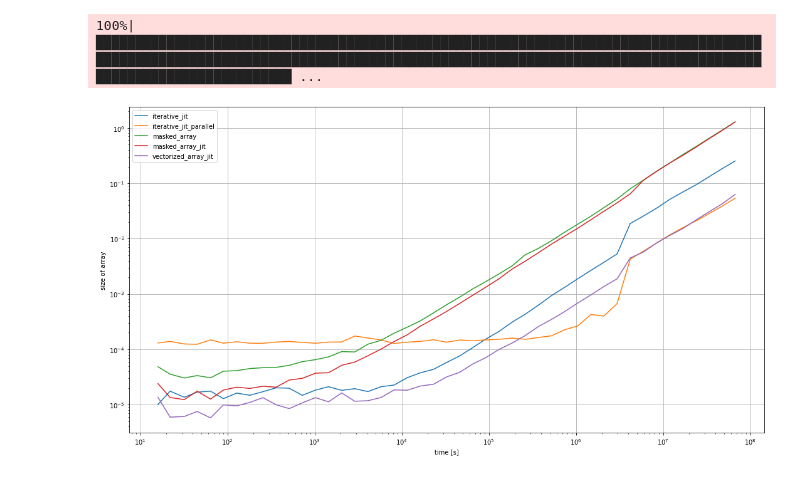
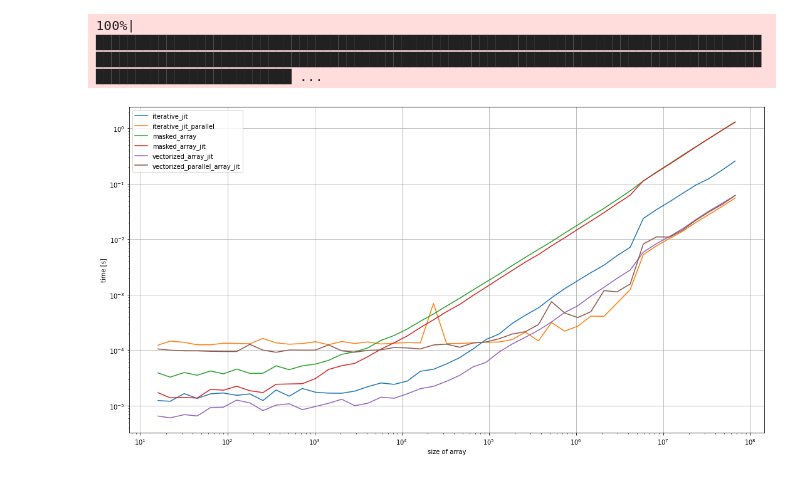
Before and after one commit to pleiszenburg/bulk_propagate, a Jupyter notebook: test_01.ipynb, the cells around one changed output. Drawn from its saved outputs; the diff is of its cells as text; code cells hidden in the pictures.

Commit message:
vectorize, target parallel, no improvement

```diff
--- a/test_01.ipynb
+++ b/test_01.ipynb
@@ -61,3 +61,11 @@ def vectorized_array_jit(d):
+# %%
+@nb.vectorize('f8(f8)', target = 'parallel')
+def vectorized_parallel_array_jit(d):
+    if d > 50:
+        r = d * 2
+    else:
+        r = d * -2
+    return r
 # %%
 funcs = [
     iterative,
@@ -66,6 +74,7 @@ funcs = [
     masked_array,
     masked_array_jit,
     vectorized_array_jit,
+    vectorized_parallel_array_jit,
 ]
 # %%
 def test_all(size = 100):
@@ -103,14 +112,14 @@ s, r = benchmark()
 # %%
 def plot(sizes, results):
     fig, ax = plt.subplots(figsize = (15, 8))
     for name, values in results.items():
         ax.loglog(sizes, values, label = name)
     ax.legend()
-    ax.set_xlabel('time [s]')
-    ax.set_ylabel('size of array')
+    ax.set_xlabel('size of array')
+    ax.set_ylabel('time [s]')
     ax.grid()
     fig.tight_layout()
 
 plot(s, r)
 # %% [output]
-[figure, old version]
+[figure, new version]
```
Also changed, not shown: parts of 3 cells of this notebook.
